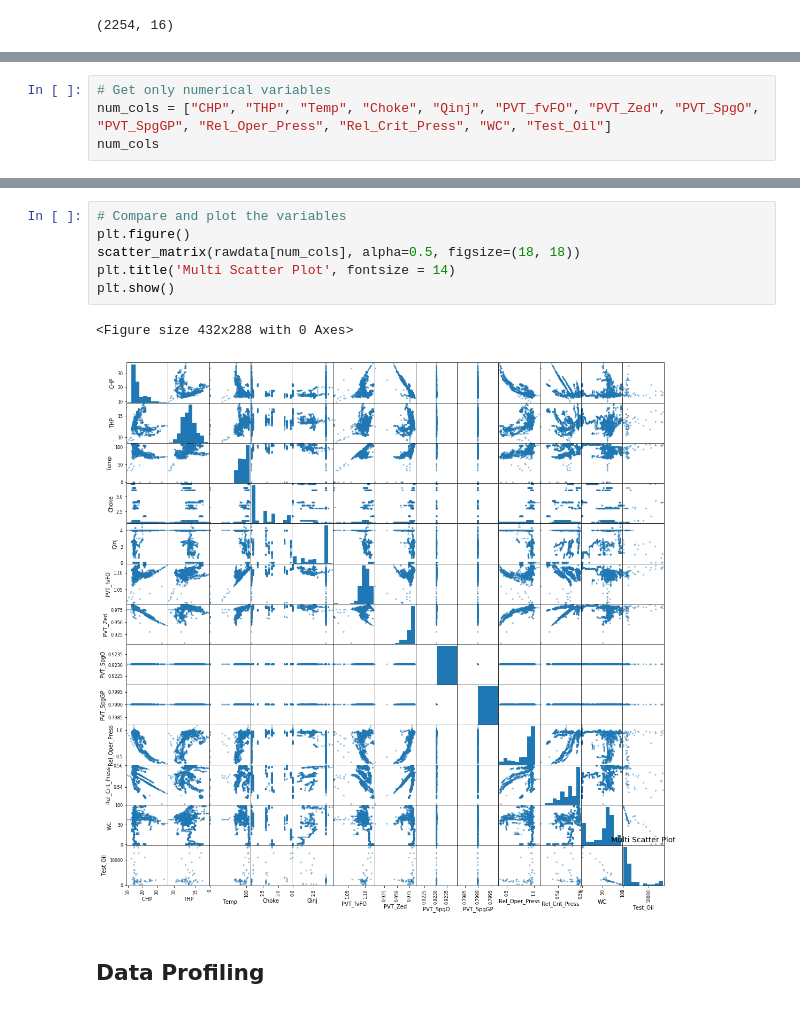
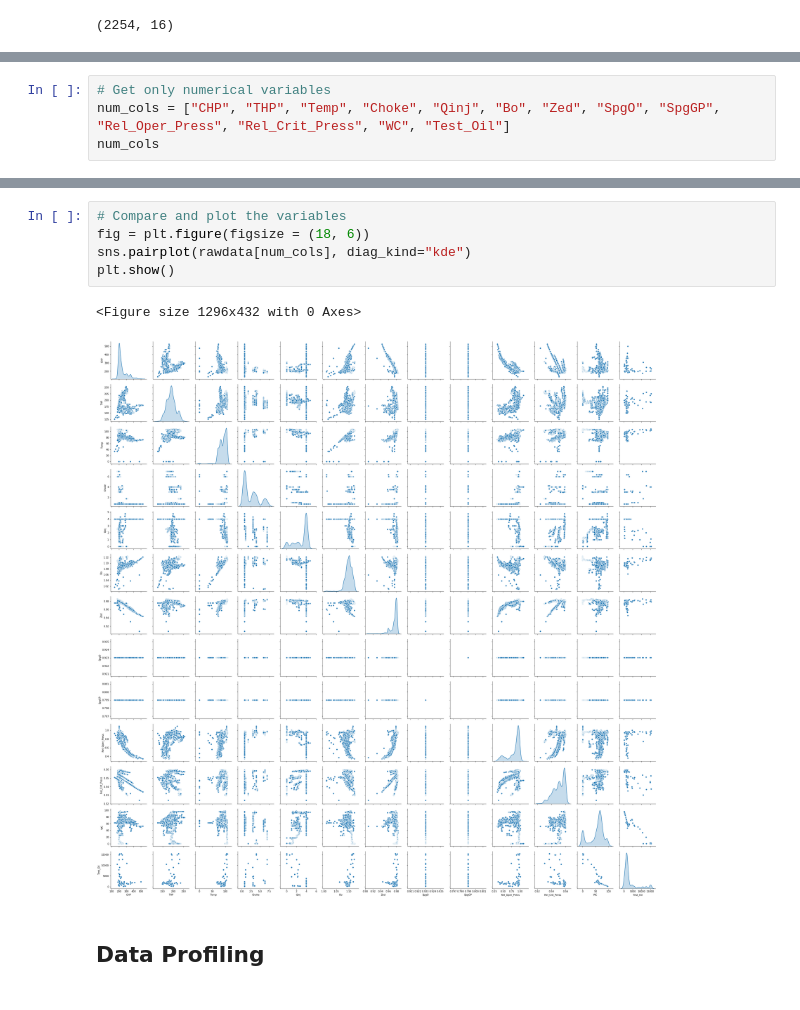
Before and after one commit to ansegura7/DataRegressors, a Jupyter notebook: code/DataProfiling.ipynb, the cells around one changed output, grey strips where cells are left out. Saved outputs shown, nothing was run; the diff lists cells and outputs as text.

```diff
--- a/code/DataProfiling.ipynb
+++ b/code/DataProfiling.ipynb
@@ -80,6 +83,6 @@ rawdata.describe()
 # %%
 # Get only numerical variables
-num_cols = ["CHP", "THP", "Temp", "Choke", "Qinj", "PVT_fvFO", "PVT_Zed", "PVT_SpgO", "PVT_SpgGP", "Rel_Oper_Press", "Rel_Crit_Press", "WC", "Test_Oil"]
+num_cols = ["CHP", "THP", "Temp", "Choke", "Qinj", "Bo", "Zed", "SpgO", "SpgGP", "Rel_Oper_Press", "Rel_Crit_Press", "WC", "Test_Oil"]
 num_cols
 # %% [output]
 ['CHP',
@@ -106,12 +109,11 @@ plt.show()
 # %%
 # Compare and plot the variables
-plt.figure()
-scatter_matrix(rawdata[num_cols], alpha=0.5, figsize=(18, 18))
-plt.title('Multi Scatter Plot', fontsize = 14)
+fig = plt.figure(figsize = (18, 6))
+sns.pairplot(rawdata[num_cols], diag_kind="kde")
 plt.show()
 # %% [output]
-<Figure size 432x288 with 0 Axes>
+<Figure size 1296x432 with 0 Axes>
-[figure, old version]
+[figure, new version]
 # %% [markdown]
 ## Data Profiling
 # %%
```
Also changed, not shown: parts of 9 cells of this notebook, 5 other files.
